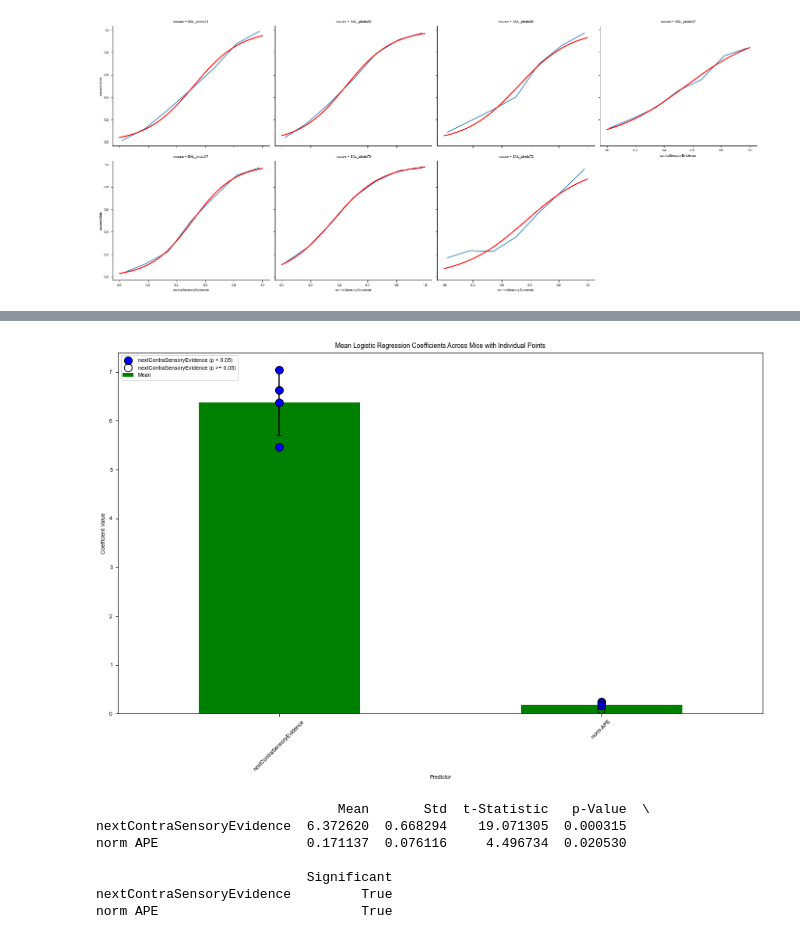
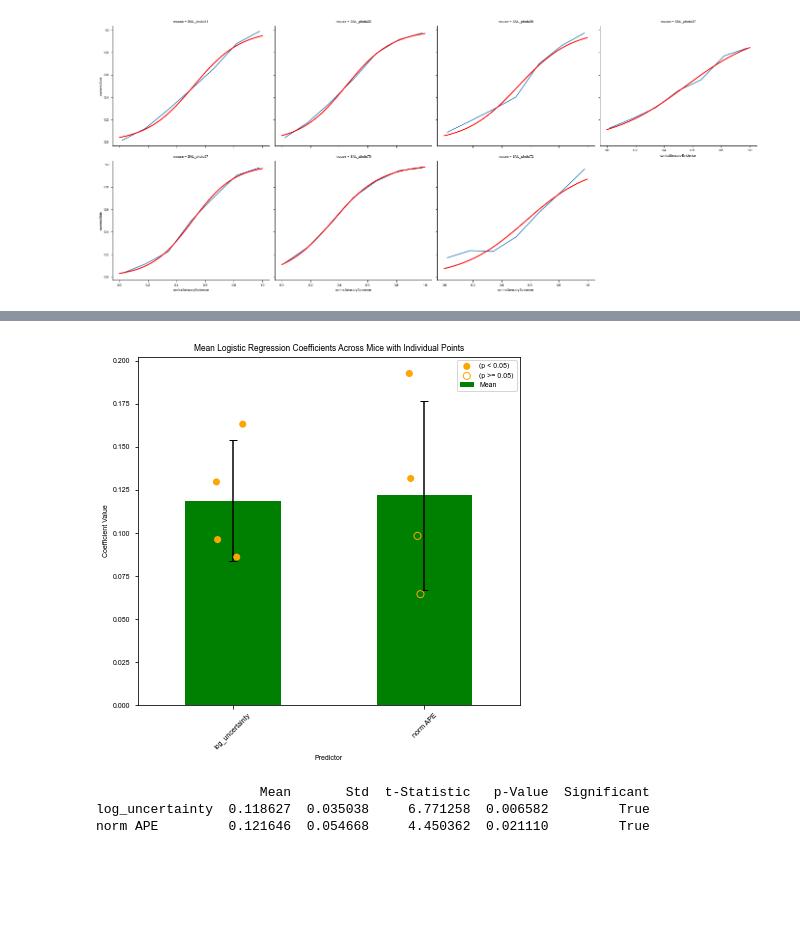
Before and after one commit to fgreenstreet/APE_paper, a Jupyter notebook: figure5/PsychometricAnalysis/logistic_reggression_first_pass.ipynb, the cells around one changed output, grey strips where cells are left out. Cells and saved outputs as stored; diff of their text form; code cells hidden in the pictures; blank space fills up the shorter version.

Commit message:
started working on movement analysis and updated logistic regression to have log perceptual uncertainty

```diff
--- a/figure5/PsychometricAnalysis/logistic_reggression_first_pass.ipynb
+++ b/figure5/PsychometricAnalysis/logistic_reggression_first_pass.ipynb
@@ -154,28 +141,23 @@ df['nextSideStay'] = (df['nextNumericSide'] == df['numericSide'])
 
 # Loop over each unique value in the 'mouse' column
 unique_mice = df['mouse'].unique()
-# Create the new column 'staySensoryEvidence' with the transformation applied
-df['nextStaySensoryEvidence'] = df['nextContraSensoryEvidence']
-
-# Apply the transformation to the new column where df['numericSide'] == 0
-df.loc[df['numericSide'] == 0, 'nextStaySensoryEvidence'] = 1 - df.loc[df['numericSide'] == 0, 'nextContraSensoryEvidence']
-
 results = {}
 
 
 for mouse in unique_mice:
     # Subset the data for the current mouse
     df_subset = df[df['mouse'] == mouse].copy()
-    #df_subset = df_subset[df_subset['numericSide'] == 1]
-
+    df_subset['uncertainty'] = df_subset['nextContraSensoryEvidence'].apply(lambda x: 1 - np.around(np.abs(.5 - x)*2, decimals=2))
+    df_subset['log_uncertainty'] = df_subset['log_uncertainty'] = np.log(df_subset['uncertainty'])
 
     # Create the interaction term
-    df_subset['Interaction'] = df_subset['norm APE'] * df_subset['nextContraSensoryEvidence']
+    df_subset['Interaction'] = df_subset['norm APE'] * df_subset['uncertainty']
 
     # Prepare the data for regression
-    df_for_reg = df_subset[['norm APE', 'nextContraSensoryEvidence', 'Interaction', 'nextSideStay', 'nextNumericSide', 'numericSide']].copy()
-    y = df_for_reg['nextNumericSide']
-    X = sm.add_constant(df_for_reg[['nextContraSensoryEvidence', 'norm APE']])
+    df_for_reg = df_subset[['norm APE', 'log_uncertainty','uncertainty', 'Interaction', 'nextNumericSide', 'numericSide', 'nextSideStay']].copy()
+
+    y = df_for_reg['nextSideStay']
+    X = sm.add_constant(df_for_reg[['log_uncertainty', 'norm APE']])
 
     # Fit the logistic regression model
     logit_mod = sm.Logit(y, X)
@@ -228,47 +210,45 @@ coef_stats = pd.DataFrame({
 # Determine significance (p < 0.05) at the group level
 coef_stats['Significant'] = coef_stats['p-Value'] < 0.05
 
 # Plotting the coefficients with error bars
-fig, ax = plt.subplots(figsize=(12, 8))
+fig, ax = plt.subplots(figsize=(6, 6))
 
 # Plot the means with error bars (standard deviations)
 coef_stats['Mean'].plot(kind='bar', yerr=coef_stats['Std'], capsize=4, ax=ax, color=coef_stats['Significant'].map({True: 'green', False: 'red'}))
 
-# Add scatter points for individual mice
+# Add scatter points for individual mice with jitter
+jitter_strength = 0.1  # Strength of the jitter
+
 for i, predictor in enumerate(regressors):
-    x = np.full(len(coef_df), i)  # Position scatter points along x-axis
+    x = np.full(len(coef_df), i) + np.random.uniform(-jitter_strength, jitter_strength, len(coef_df))  # Position scatter points with jitter
 
     # Determine if individual mouse coefficient is significant
     sig_mask = coef_df[f'p_{predictor}'] < 0.05
 
     # Plot filled scatter points for significant coefficients
-    ax.scatter(x[sig_mask], coef_df[predictor][sig_mask], color='blue', edgecolor='black', s=100, zorder=3, label=f'{predictor} (p < 0.05)' if i == 0 else "")
+    ax.scatter(x[sig_mask], coef_df[predictor][sig_mask], color='orange', edgecolor='none', s=50, zorder=3, label='(p < 0.05)' if i == 0 else "")
 
     # Plot unfilled scatter points for non-significant coefficients
-    ax.scatter(x[~sig_mask], coef_df[predictor][~sig_mask], facecolors='none', edgecolor='black', s=100, zorder=3, label=f'{predictor} (p >= 0.05)' if i == 0 else "")
+    ax.scatter(x[~sig_mask], coef_df[predictor][~sig_mask], facecolors='none', edgecolor='orange', s=50, zorder=3, label='(p >= 0.05)' if i == 0 else "")
 
 # Customize the plot
 plt.title('Mean Logistic Regression Coefficients Across Mice with Individual Points')
 plt.ylabel('Coefficient Value')
 plt.xlabel('Predictor')
 plt.xticks(rotation=45)
-plt.legend(loc='upper left')
+plt.legend(loc='upper right')
 plt.tight_layout()
 
 # Show the plot
 plt.show()
 
 # Display the statistical significance table
 print(coef_stats)
 # %% [output]
-[figure, old version]
+[figure, new version]
-                               Mean       Std  t-Statistic   p-Value  \
-nextContraSensoryEvidence  6.372620  0.668294    19.071305  0.000315
-norm APE                   0.171137  0.076116     4.496734  0.020530
-
-                           Significant
-nextContraSensoryEvidence         True
-norm APE                          True
+                     Mean       Std  t-Statistic   p-Value  Significant
+log_uncertainty  0.118627  0.035038     6.771258  0.006582         True
+norm APE         0.121646  0.054668     4.450362  0.021110         True
 # %%
 coef_df
 # %% [output]
```
Also changed, not shown: parts of 4 cells of this notebook, 7 other files.
